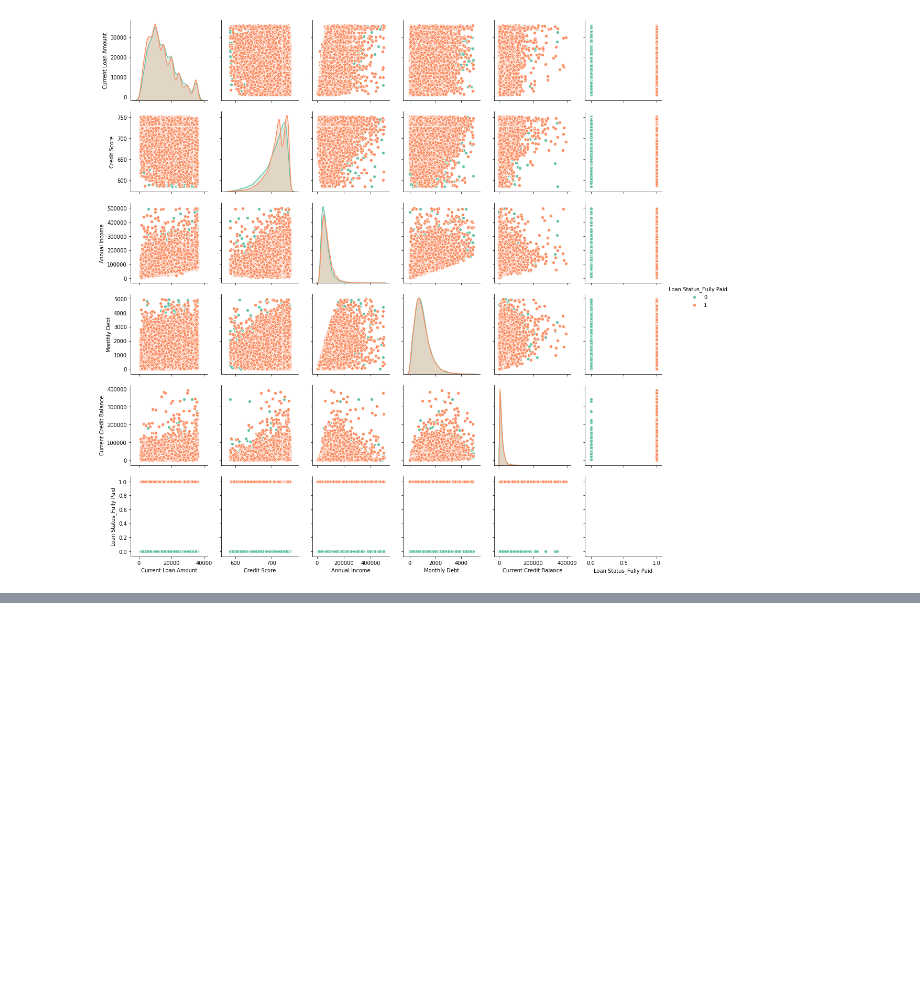
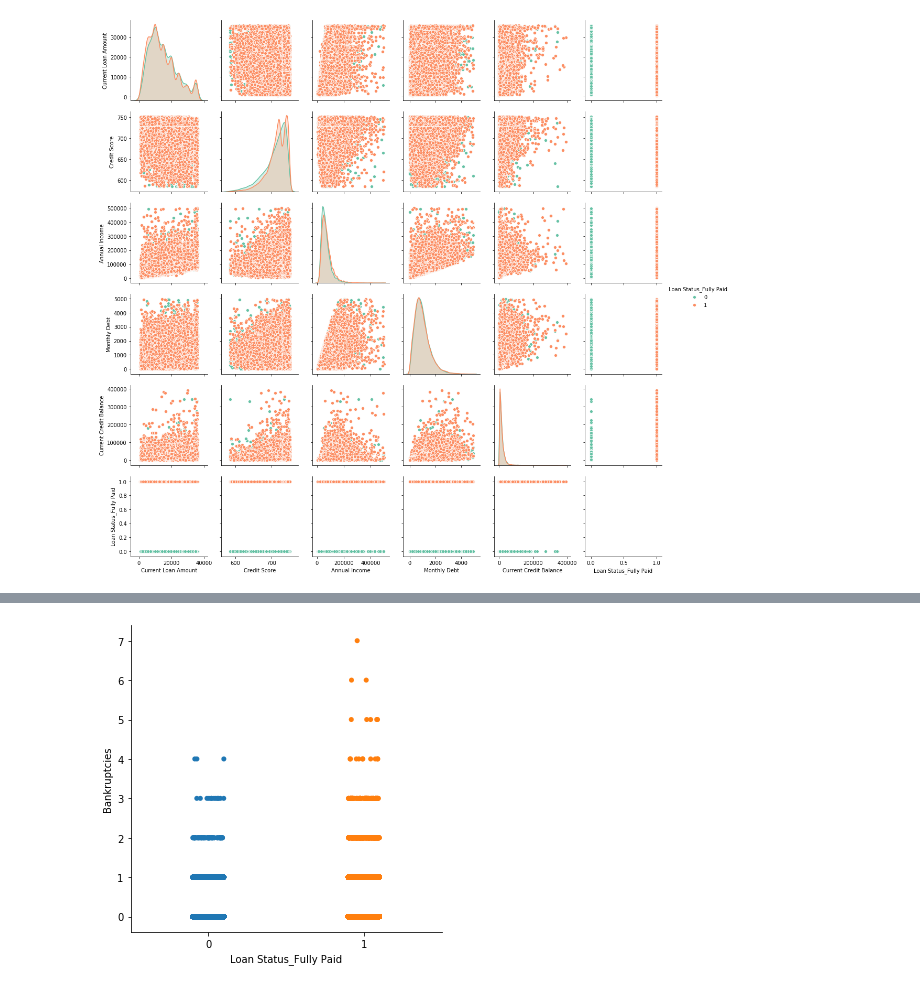
Before and after one commit to divaymohan/credit_score_modeling, a Jupyter notebook: NoteBook.ipynb, the cells around one changed output, grey strips where cells are left out. Cells and saved outputs as stored; diff of their text form; code cells hidden in the pictures; blank space fills up the shorter version.

```diff
--- a/NoteBook.ipynb
+++ b/NoteBook.ipynb
@@ -695,0 +731,4 @@ credit_df.to_pickle("after_credit.pkl")
+# %%
+sns.catplot(x="Loan Status_Fully Paid", y="Bankruptcies", data=credit_df);
+# %% [output]
+[figure, added]
```
Also changed, not shown: parts of 9 cells of this notebook, 2 other files.
